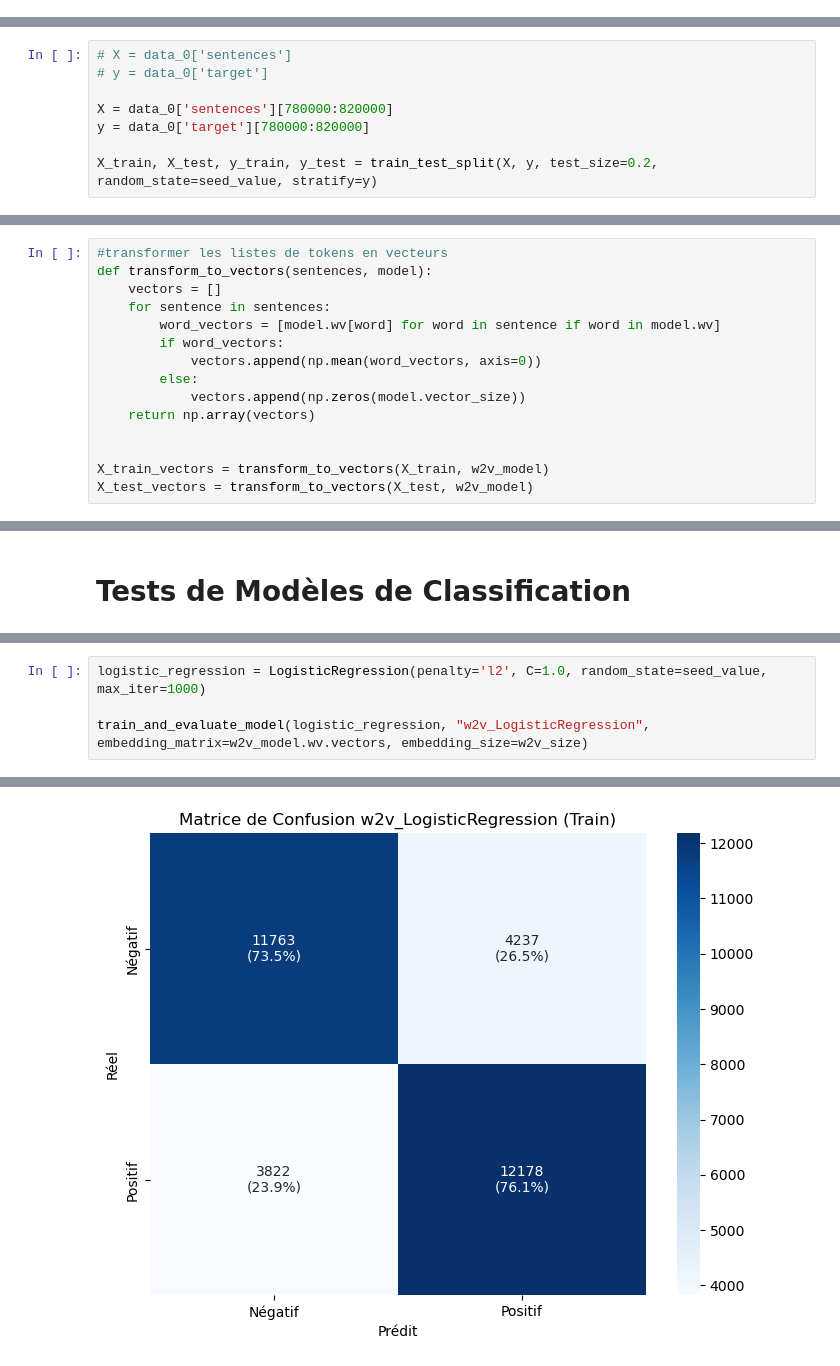
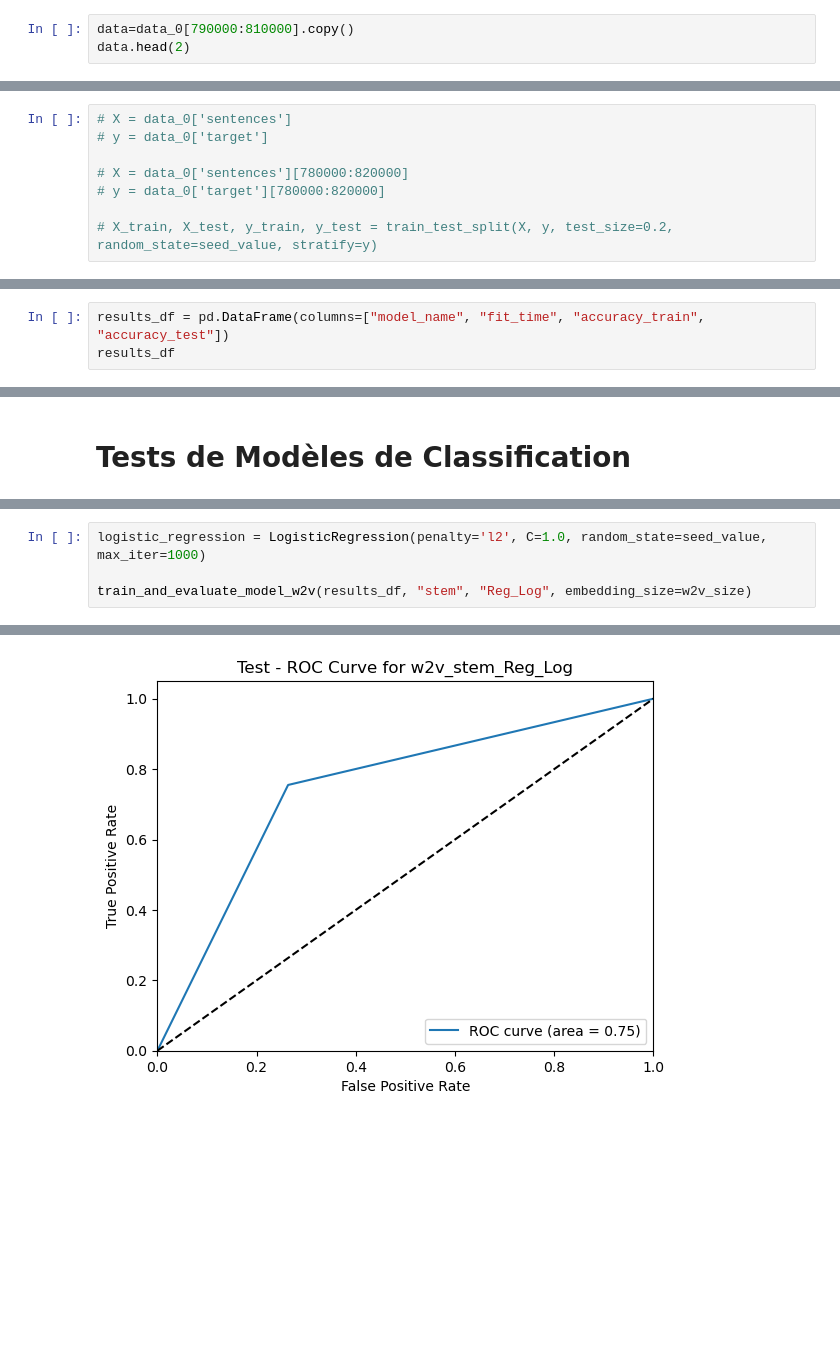
Before and after one commit to Oxelie/P7-Analyse_de_sentiments, a Jupyter notebook: p7_Word2Vec_models.ipynb, the cells around one changed output, grey strips where cells are left out. Saved outputs shown, nothing was run; the diff lists cells and outputs as text; blank space fills up the shorter version.

```diff
--- a/p7_Word2Vec_models.ipynb
+++ b/p7_Word2Vec_models.ipynb
@@ -300,0 +374,3 @@ print(data_0['sentences'][0])
+# %%
+data=data_0[790000:810000].copy()
+data.head(2)
@@ -311,8 +462,8 @@ print(data_0['sentences'][0])
 # X = data_0['sentences']
 # y = data_0['target']
 
-X = data_0['sentences'][780000:820000]
-y = data_0['target'][780000:820000]
+# X = data_0['sentences'][780000:820000]
+# y = data_0['target'][780000:820000]
 
-X_train, X_test, y_train, y_test = train_test_split(X, y, test_size=0.2, random_state=seed_value, stratify=y)
+# X_train, X_test, y_train, y_test = train_test_split(X, y, test_size=0.2, random_state=seed_value, stratify=y)
 # %%
@@ -484,15 +621,0 @@ Run ID (Word2Vec_Training): 9743190ce7d74090b8e22952f596d63e
-# %%
-#transformer les listes de tokens en vecteurs
-def transform_to_vectors(sentences, model):
-    vectors = []
-    for sentence in sentences:
-        word_vectors = [model.wv[word] for word in sentence if word in model.wv]
-        if word_vectors:
-            vectors.append(np.mean(word_vectors, axis=0))
-        else:
-            vectors.append(np.zeros(model.vector_size))
-    return np.array(vectors)
-
-
-X_train_vectors = transform_to_vectors(X_train, w2v_model)
-X_test_vectors = transform_to_vectors(X_test, w2v_model)
@@ -498,0 +735,3 @@ X_test_vectors = transform_to_vectors(X_test, w2v_model)
+# %%
+results_df = pd.DataFrame(columns=["model_name", "fit_time", "accuracy_train", "accuracy_test"])
+results_df
@@ -779,5 +1205,5 @@ def train_and_evaluate_model(classifier, classifier_name, embedding_matrix, embe
 # %%
 logistic_regression = LogisticRegression(penalty='l2', C=1.0, random_state=seed_value, max_iter=1000)
 
-train_and_evaluate_model(logistic_regression, "w2v_LogisticRegression", embedding_matrix=w2v_model.wv.vectors, embedding_size=w2v_size)
+train_and_evaluate_model_w2v(results_df, "stem", "Reg_Log", embedding_size=w2v_size)
 # %% [output]
@@ -791 +1244 @@ Run ID (w2v_LogisticRegression): 7da34508256c4dd08d8ceb1dba171a8f
-[figure, old version]
+[figure, new version]
```
Also changed, not shown: parts of 61 cells of this notebook, 3 other files.
